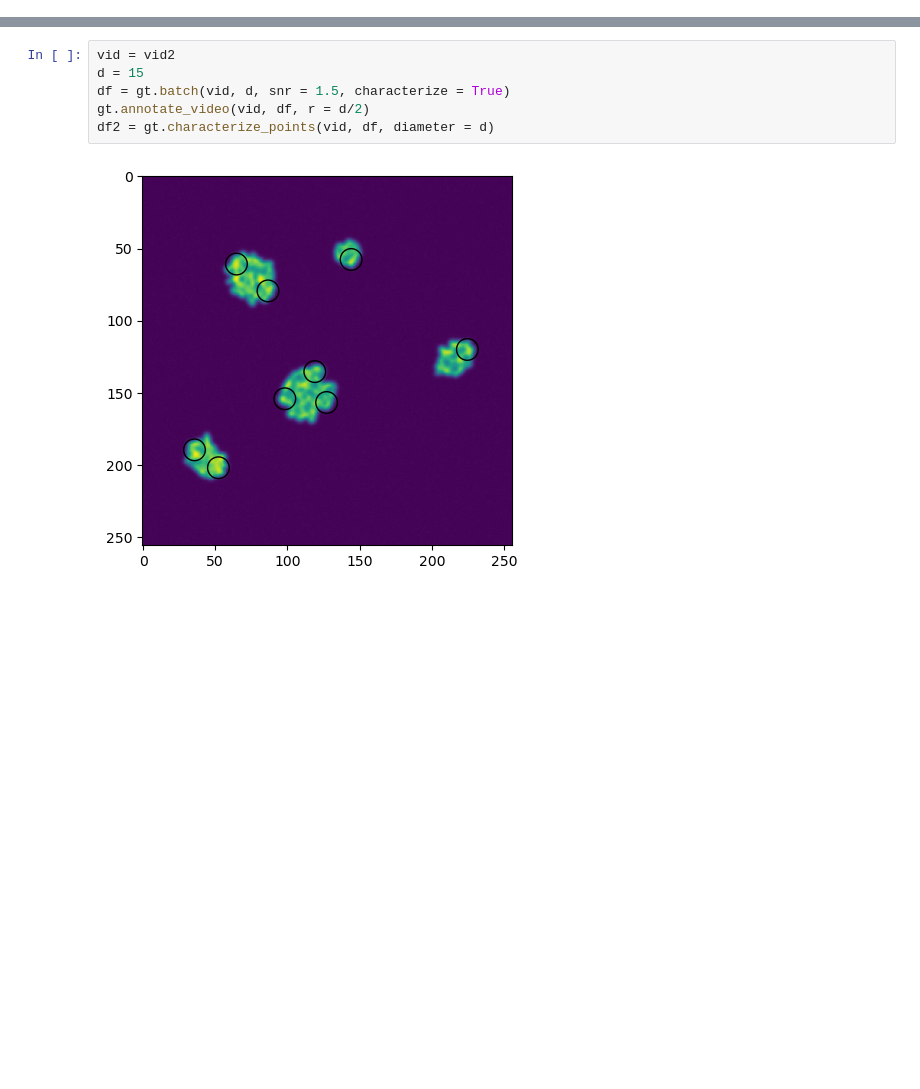
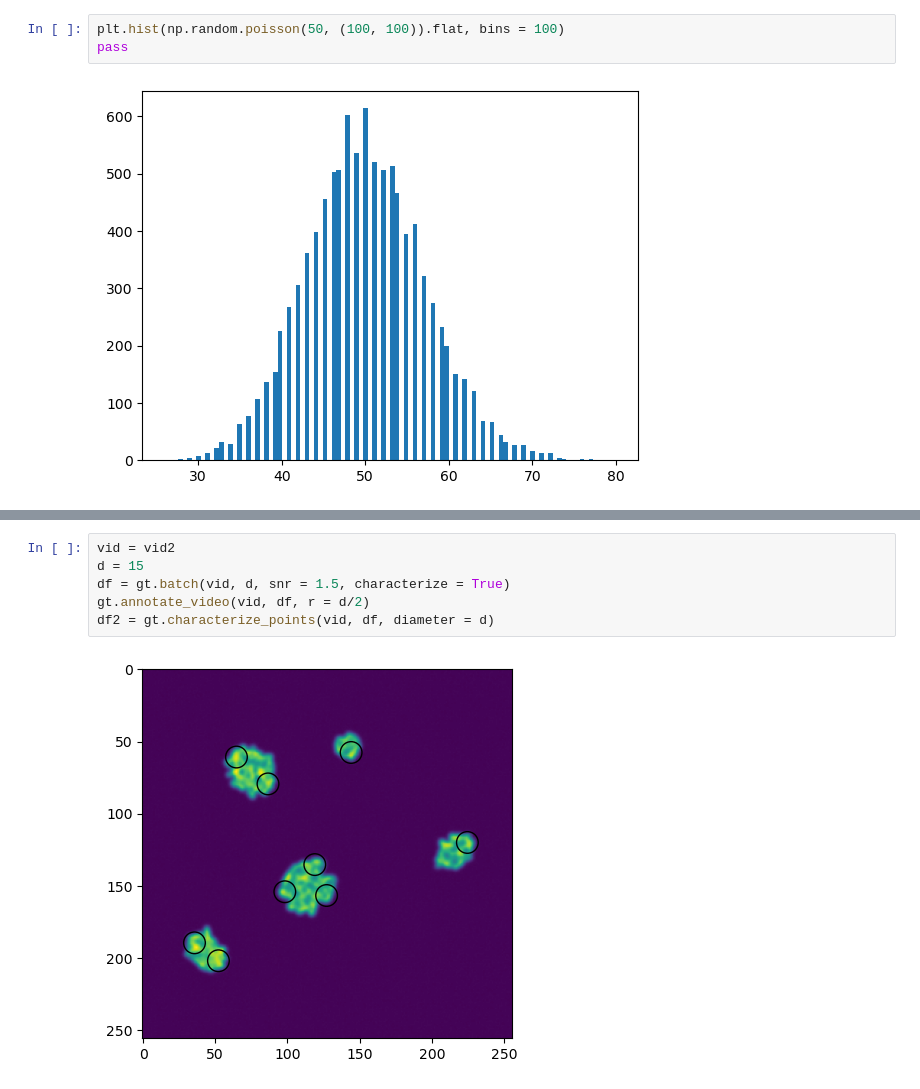
Before and after one commit to amfaber/tracking_optimizations, a Jupyter notebook: gpu-tracking/testing/marcus_blobs/track_marcus_jacob_data.ipynb, the cells around one changed output, grey strips where cells are left out. Cells and saved outputs as stored; diff of their text form; blank space fills up the shorter version.

```diff
--- a/gpu-tracking/testing/marcus_blobs/track_marcus_jacob_data.ipynb
+++ b/gpu-tracking/testing/marcus_blobs/track_marcus_jacob_data.ipynb
@@ -10,3 +123,8 @@ vid2 = data[:, 1, :, :].copy()
+# %%
+plt.hist(np.random.poisson(50, (100, 100)).flat, bins = 100)
+pass
+# %% [output]
+[figure, added]
 # %%
 vid = vid2
 df = gt.LoG(vid, min_r = 3, max_r = 25, snr = 1.5, log_spacing = True, overlap_threshold = 0, characterize = True)
```
Also changed, not shown: parts of 13 cells of this notebook, 12 other files.
